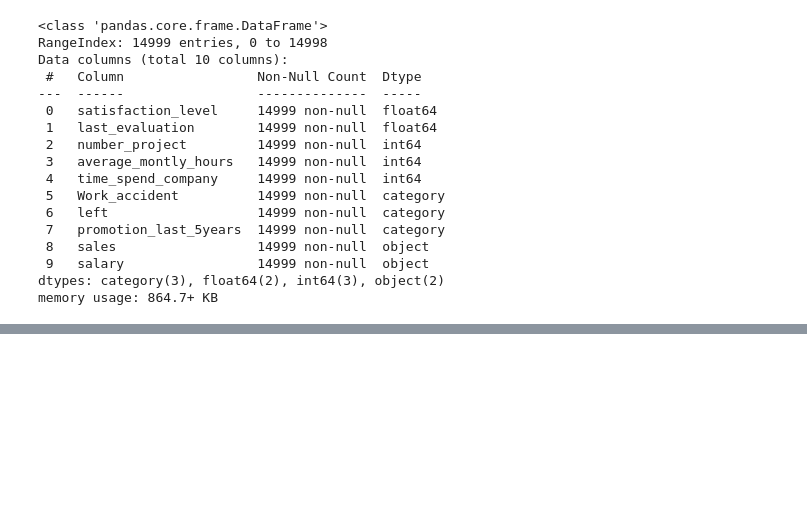
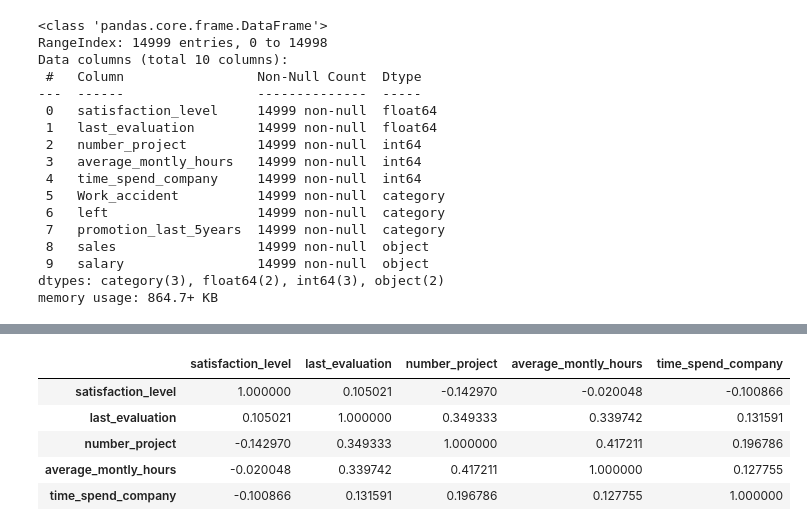
Before and after one commit to intelspeedstep/IDS748, a Jupyter notebook: Week 2.ipynb, the cells around one changed output, grey strips where cells are left out. Cells and saved outputs as stored; diff of their text form; code cells hidden in the pictures; blank space fills up the shorter version.

```diff
--- a/Week 2.ipynb
+++ b/Week 2.ipynb
@@ -657,0 +673,13 @@ memory usage: 864.7+ KB
+# %%
+# correlation matrix
+# correlation r measure linear relationship between two quantitative variables
+#  -1 <= r <= 1
+df_corr = df.corr()
+df_corr
+# %% [output]
+|  | satisfaction_level | last_evaluation | number_project | average_montly_hours | time_spend_company |
+| satisfaction_level | 1.000000 | 0.105021 | -0.142970 | -0.020048 | -0.100866 |
+| last_evaluation | 0.105021 | 1.000000 | 0.349333 | 0.339742 | 0.131591 |
+| number_project | -0.142970 | 0.349333 | 1.000000 | 0.417211 | 0.196786 |
+| average_montly_hours | -0.020048 | 0.339742 | 0.417211 | 1.000000 | 0.127755 |
+| time_spend_company | -0.100866 | 0.131591 | 0.196786 | 0.127755 | 1.000000 |
```
Also changed, not shown: parts of 4 cells of this notebook.
